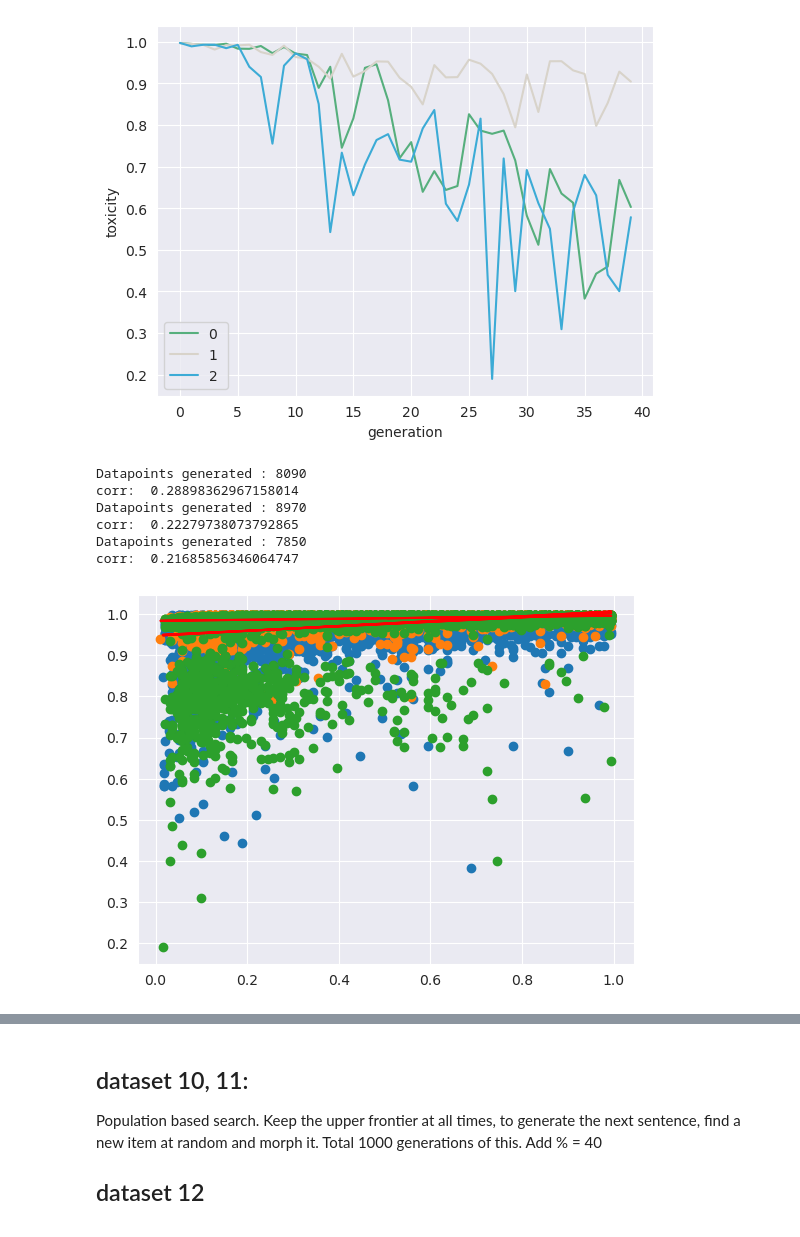
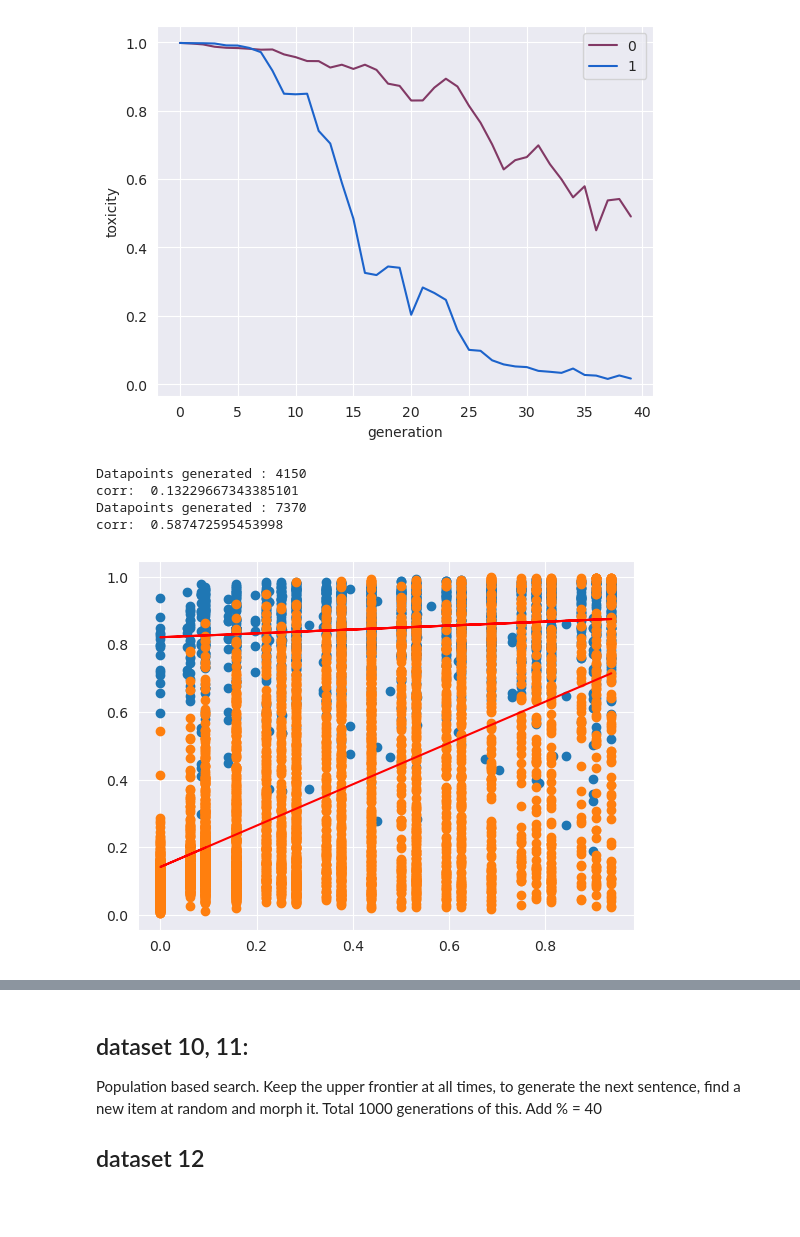
Before and after one commit to rajobasu/FYP, a Jupyter notebook: display/plotterntb.ipynb, the cells around one changed output, grey strips where cells are left out. Saved outputs shown, nothing was run; the diff lists cells and outputs as text; code cells hidden in the pictures.

```diff
--- a/display/plotterntb.ipynb
+++ b/display/plotterntb.ipynb
@@ -44,7 +44,7 @@ def get_data_from_file(datafilenum):
 def statistics_per_generation(datapoints):
     by_gen = [list(v) for l, v in itertools.groupby(datapoints, lambda x: x.generation)]
     return (
-        [np.mean(sorted([float(x.toxicity) for x in data])[0:1]) for data in by_gen],
+        [np.mean(sorted([float(x.toxicity) for x in data])[0:15]) for data in by_gen],
         [np.min([x.similarity for x in data][0:10]) for data in by_gen]
     )
 # %%
@@ -99,7 +99,7 @@ def show_generational_statistic_plot(datafilenums: list[int]):
     plt.show()
 
 
-dataids = [76, 77, 78]
+dataids = [81, 82]
 show_generational_statistic_plot(dataids)
 for id in dataids:
     make_regression_tox_dist(id)
@@ -121,11 +119,9 @@ Datapoints generated : 7850
-[figure, old version]
+[figure, new version]
-Datapoints generated : 8090
-corr:  0.28898362967158014
-Datapoints generated : 8970
-corr:  0.22279738073792865
-Datapoints generated : 7850
-corr:  0.21685856346064747
+Datapoints generated : 4150
+corr:  0.13229667343385101
+Datapoints generated : 7370
+corr:  0.587472595453998
-[figure, old version]
+[figure, new version]
 # %%
 def show_scatter_plot(datafilenum: int):
     datapoints = get_data_from_file(datafilenum)
```
Also changed, not shown: parts of 2 cells of this notebook, 3 other files.
